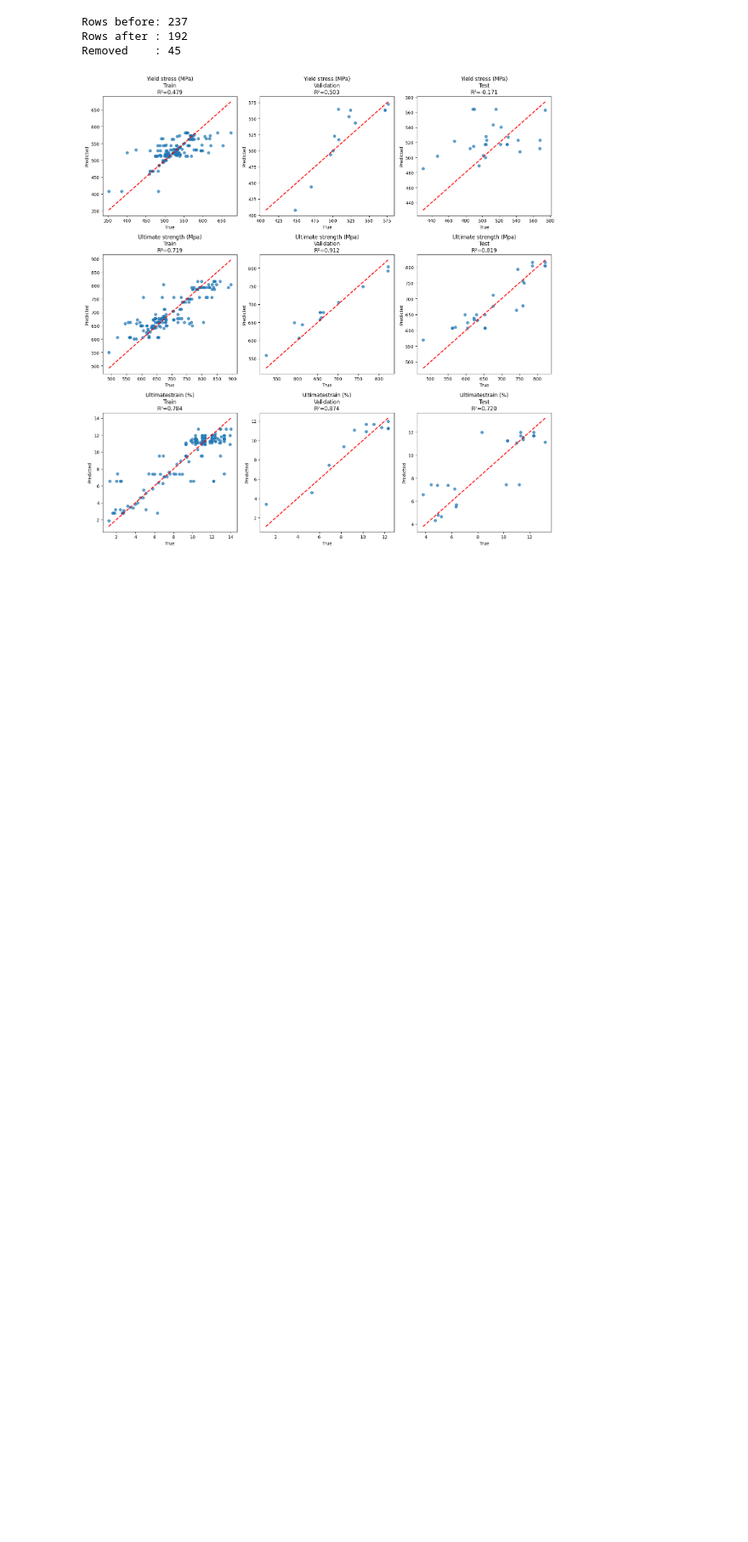
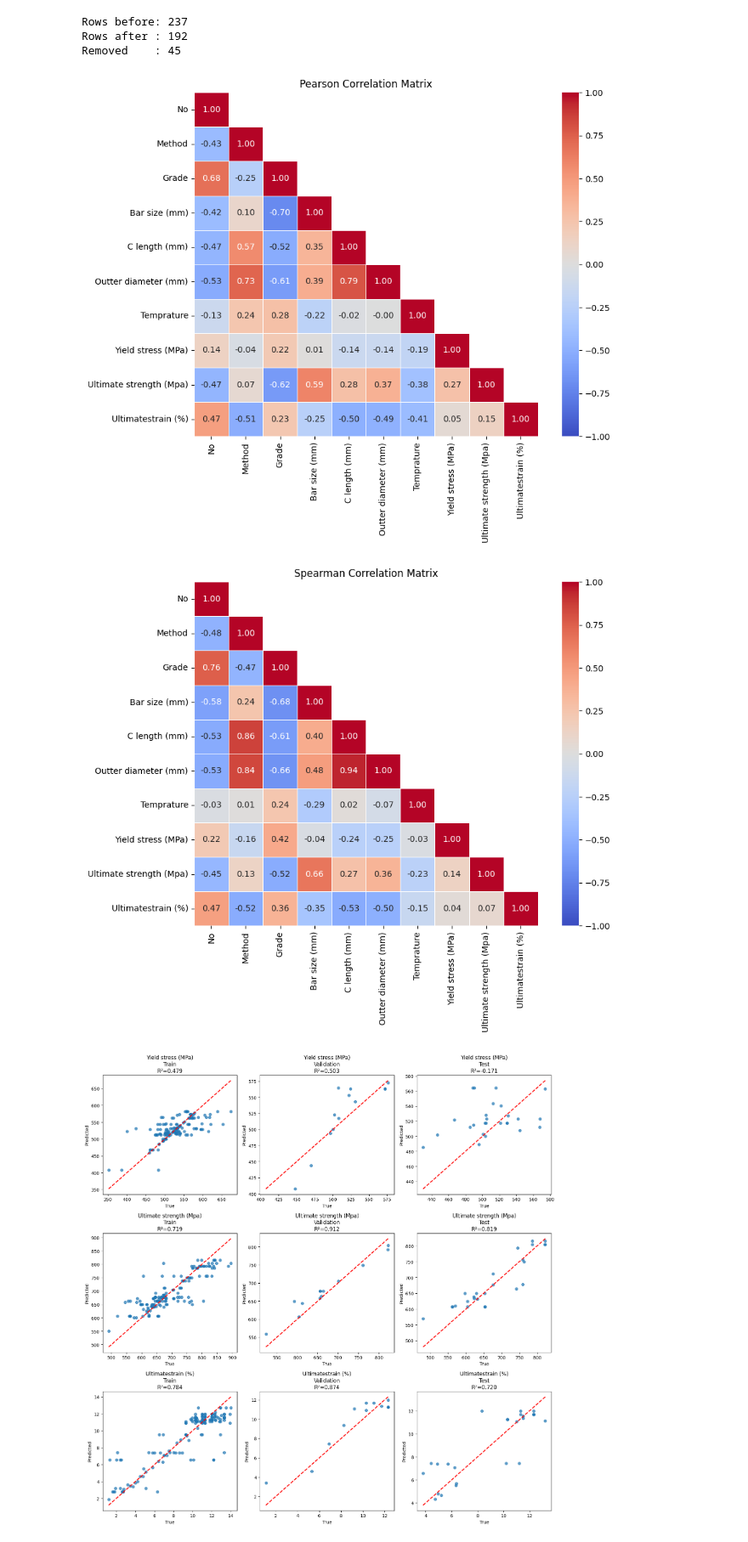
Before and after one commit to hdabiri-Mide/HDabiri_personal, a Jupyter notebook: StressStrainPaper/StressStrainData.ipynb, the cells around one changed output. Shown at 85% size. Saved outputs shown, nothing was run; the diff lists cells and outputs as text; code cells hidden in the pictures; blank space fills up the shorter version.

Commit message:
Correlation Analysis added

```diff
--- a/StressStrainPaper/StressStrainData.ipynb
+++ b/StressStrainPaper/StressStrainData.ipynb
@@ -47,6 +47,78 @@ print(f"Removed    : {n_before - n_after}")
 Rows before: 237
 Rows after : 192
 Removed    : 45
+# %%
+import numpy as np
+import pandas as pd
+import seaborn as sns
+import matplotlib.pyplot as plt
+
+# ============================================================
+# Select numeric columns
+# ============================================================
+
+df_num = df_clean.select_dtypes(include=np.number)
+
+# ============================================================
+# Pearson Correlation
+# ============================================================
+
+pearson_corr = df_num.corr(method='pearson')
+
+mask = np.triu(
+    np.ones_like(pearson_corr, dtype=bool),
+    k=1  # keep diagonal, hide upper triangle
+)
+
+plt.figure(figsize=(10,8))
+
+sns.heatmap(
+    pearson_corr,
+    mask=mask,
+    annot=True,
+    fmt=".2f",
+    cmap="coolwarm",
+    vmin=-1,
+    vmax=1,
+    square=True,
+    linewidths=0.5
+)
+
+plt.title("Pearson Correlation Matrix")
+plt.tight_layout()
+plt.show()
+
+# ============================================================
+# Spearman Correlation
+# ============================================================
+
+spearman_corr = df_num.corr(method='spearman')
+
+mask = np.triu(
+    np.ones_like(spearman_corr, dtype=bool),
+    k=1
+)
+
+plt.figure(figsize=(10,8))
+
+sns.heatmap(
+    spearman_corr,
+    mask=mask,
+    annot=True,
+    fmt=".2f",
+    cmap="coolwarm",
+    vmin=-1,
+    vmax=1,
+    square=True,
+    linewidths=0.5
+)
+
+plt.title("Spearman Correlation Matrix")
+plt.tight_layout()
+plt.show()
+# %% [output]
+[figure, added]
+[figure, added]
 # %%
 ####### -----------------------------XGBoost------------------------------------------
 
```
